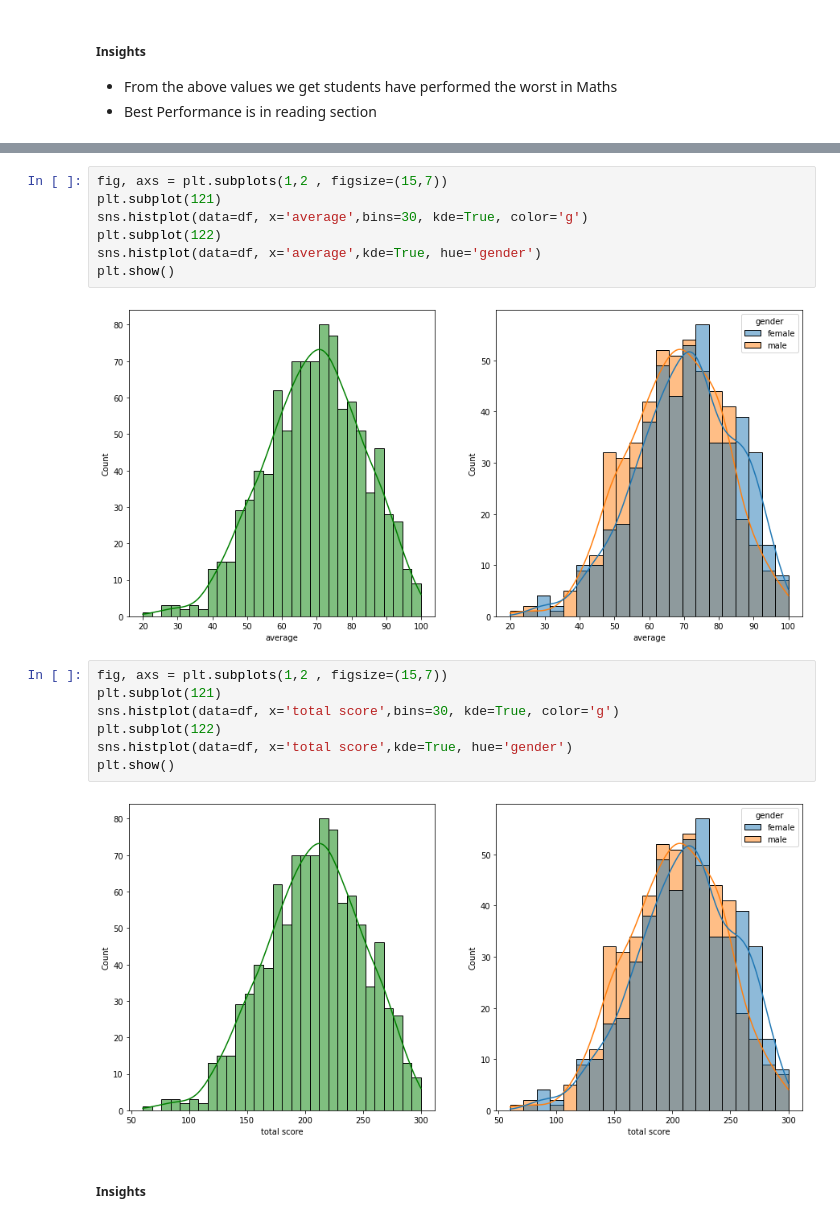
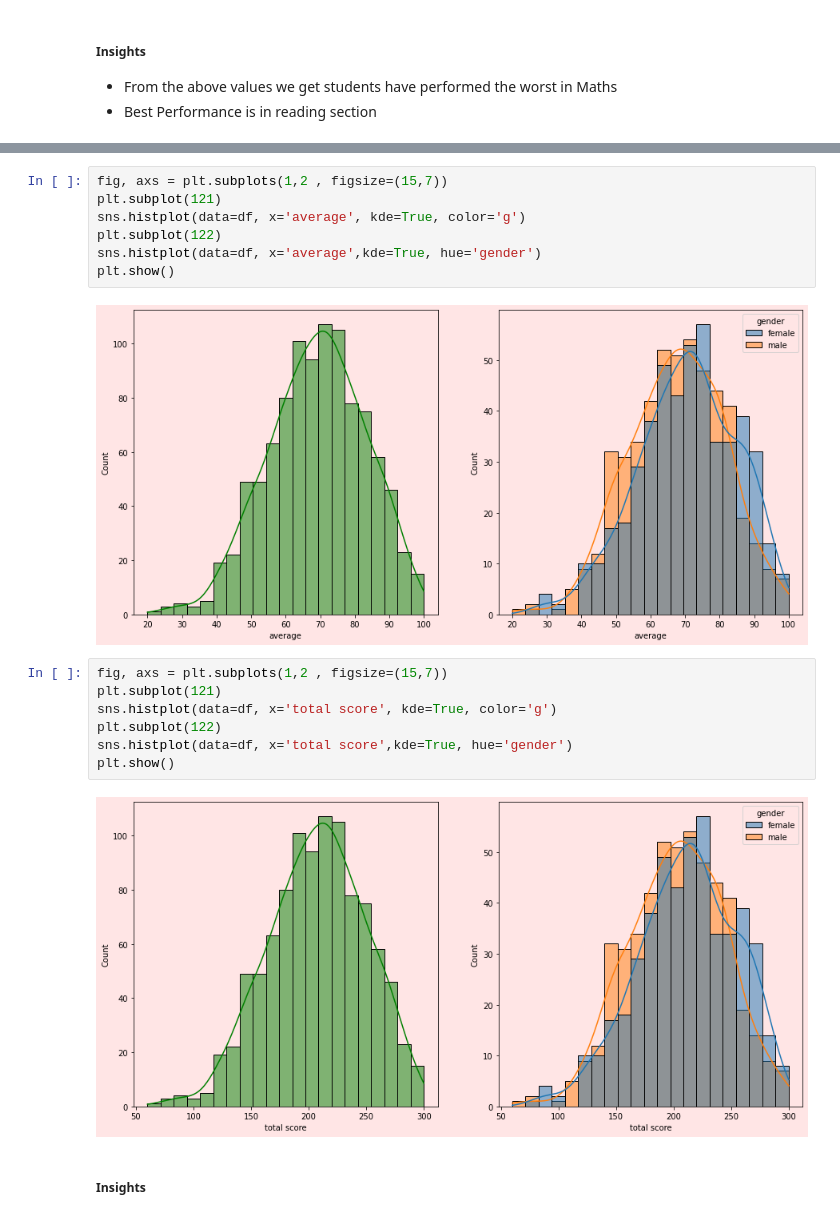
Before and after one commit to Samrawit02/Student-Performance-Prediction, a Jupyter notebook: src/Notebook/EDA STUDENT PERFORMANCE.ipynb, the cells around one changed output, grey strips where cells are left out. Cells and saved outputs as stored; diff of their text form.

```diff
--- a/src/Notebook/EDA STUDENT PERFORMANCE.ipynb
+++ b/src/Notebook/EDA STUDENT PERFORMANCE.ipynb
@@ -180,21 +193,21 @@ Number of students with less than 20 marks in Reading: 0
 # %%
 fig, axs = plt.subplots(1,2 , figsize=(15,7))
 plt.subplot(121)
-sns.histplot(data=df, x='average',bins=30, kde=True, color='g')
+sns.histplot(data=df, x='average', kde=True, color='g')
 plt.subplot(122)
 sns.histplot(data=df, x='average',kde=True, hue='gender')
 plt.show()
 # %% [output]
-[figure, old version]
+[figure, new version]
 # %%
 fig, axs = plt.subplots(1,2 , figsize=(15,7))
 plt.subplot(121)
-sns.histplot(data=df, x='total score',bins=30, kde=True, color='g')
+sns.histplot(data=df, x='total score', kde=True, color='g')
 plt.subplot(122)
 sns.histplot(data=df, x='total score',kde=True, hue='gender')
 plt.show()
 # %% [output]
-[figure, old version]
+[figure, new version]
 # %% [markdown]
 ##### Insights
 # %% [markdown]
```
Also changed, not shown: parts of 11 cells of this notebook, 1 other file.
